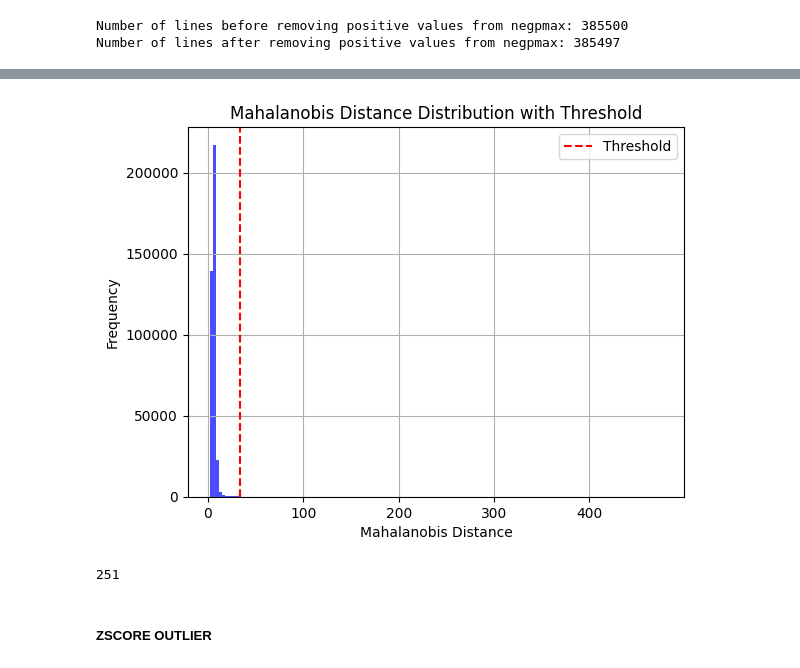
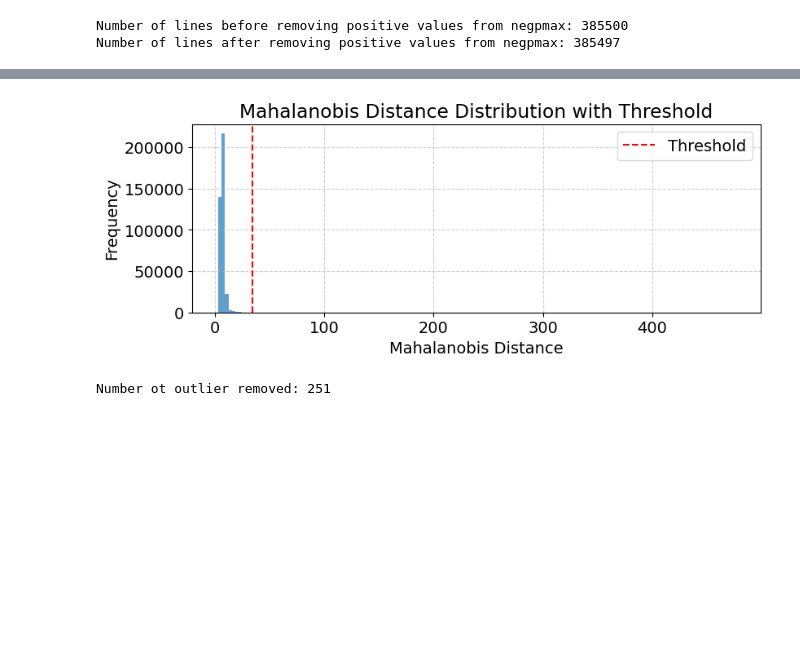
Before and after one commit to MazzariniTommaso/SensorSignalRegression, a Jupyter notebook: Project.ipynb, the cells around one changed output, grey strips where cells are left out. Drawn from its saved outputs; the diff is of its cells as text; code cells hidden in the pictures; blank space fills up the shorter version.

```diff
--- a/Project.ipynb
+++ b/Project.ipynb
@@ -163,14 +230,11 @@ fig.savefig("boxplots.png", bbox_inches="tight")
 # %%
-# remove positive negpmax values
+# Remove positive negpmax values
 print('Number of lines before removing positive values from negpmax:', df_dev.shape[0])
 
 for i in no_noise_features:
-    df_dev = df_dev[df_dev[f'negpmax[{i}]'] < 0]
+    df_dev = df_dev.drop( df_dev[df_dev[f'negpmax[{i}]'] > 0].index )
+df_dev.reset_index(drop=True,inplace= True)
 print('Number of lines after removing positive values from negpmax:', df_dev.shape[0])
 # %% [output]
 Number of lines before removing positive values from negpmax: 385500
 Number of lines after removing positive values from negpmax: 385497
-# %%
-# TRY
-for i in no_noise_features:
-    df_dev = df_dev.drop(df_dev[df_dev[f'negpmax[{i}]']<-100].index)
@@ -228,7 +297,7 @@ Identified outliers: 215
 # %%
-df_no_outliers = pd.DataFrame(df_dev)
+df_no_outliers = df_dev.copy()
 
-# calculate mean and inverse covariance matrix
+# Calculate mean and inverse covariance matrix
 mean = df_no_outliers.drop(columns=['x','y']).mean()
 
 covariance_matrix = df_no_outliers.drop(columns=['x','y']).cov()
@@ -236,6 +305,7 @@ covariance_matrix = df_no_outliers.drop(columns=['x','y']).cov()
 cov_inv = pd.DataFrame(np.linalg.inv(covariance_matrix.values),
                        columns = df_no_outliers.drop(columns=['x','y']).columns,
                        index = df_no_outliers.drop(columns=['x','y']).columns)
-# calculate Mahalanobis distance for each data point
+
+# Calculate Mahalanobis distance for each data point
 df_no_outliers['mahalanobis_distance'] = df_no_outliers.drop(columns=['x','y']).apply(lambda x: mahalanobis(x, mean, cov_inv), axis=1)
 # %%
@@ -250,22 +333,31 @@ plt.show()
 # %%
-# plot the Mahalanobis Distance distribution
-plt.hist(df_no_outliers['mahalanobis_distance'], bins=150, color='blue', alpha=0.7)
+# Font size
+mpl.rcParams["font.size"] = 14
+
+# Plot the Mahalanobis Distance distribution
+plt.figure(figsize=(9,3))
+plt.hist(df_no_outliers['mahalanobis_distance'], bins=150, alpha=0.7)
 plt.axvline(x=threshold, color='red', linestyle='--', label='Threshold')
 
 # Set title and labels
 plt.title('Mahalanobis Distance Distribution with Threshold')
 plt.xlabel('Mahalanobis Distance')
 plt.ylabel('Frequency')
 
 plt.legend()
-plt.grid(True)
+plt.grid(linestyle='--', alpha=0.6)
 plt.show()
 # %% [output]
-[figure, old version]
+[figure, new version]
 # %%
+# Number of outliers
+n_outlier = df_no_outliers[df_no_outliers['mahalanobis_distance'] >= threshold].shape[0]
+
+# Remove outliers
 df_no_outliers = df_no_outliers[df_no_outliers['mahalanobis_distance'] < threshold]
+df_no_outliers.reset_index(drop=True,inplace=True)
+
+print(f'Number ot outlier removed: {n_outlier}')
+# %% [output]
+Number ot outlier removed: 251
-# %%
-385497 - df_no_outliers.shape[0]
-# %% [output]
-251
 # %%
@@ -272,3 +365 @@ df_no_outliers = df_no_outliers[df_no_outliers['mahalanobis_distance'] < thresho
 df_no_outliers = df_no_outliers.drop(columns='mahalanobis_distance')
-# %% [markdown]
-##### ZSCORE OUTLIER
```
Also changed, not shown: parts of 82 cells of this notebook.
